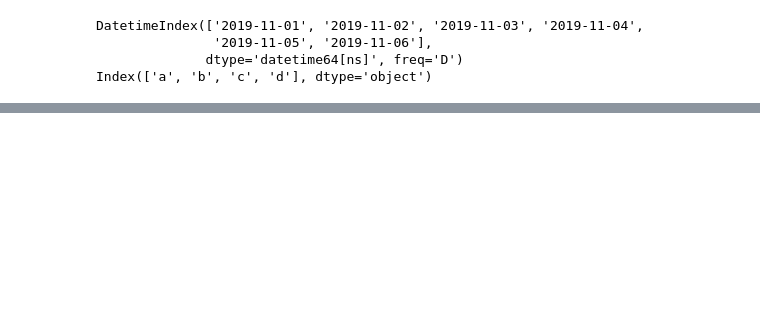
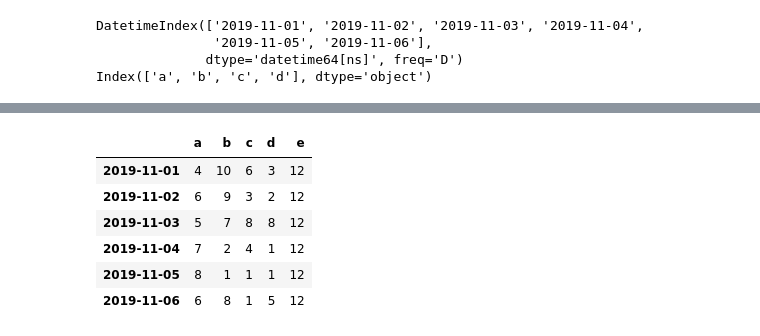
Before and after one commit to AasaiAlangaram/Pandas-Numpy-Matplotlib-Notes, a Jupyter notebook: Pandas_Basic.ipynb, the cells around one changed output, grey strips where cells are left out. Cells and saved outputs as stored; diff of their text form; code cells hidden in the pictures; blank space fills up the shorter version.

```diff
--- a/Pandas_Basic.ipynb
+++ b/Pandas_Basic.ipynb
@@ -194,0 +195,3 @@ data_frame.describe()
+# %%
+#change values by index
+data_frame.iat[0,1] = 10
@@ -194,0 +208,3 @@ data_frame.describe()
+# %%
+#change values by label
+data_frame.at['20191101','a'] = 4
@@ -194,0 +262,11 @@ data_frame.describe()
+# %%
+data_frame.loc[:,'e'] = np.array(2)*len(data_frame)
+data_frame
+# %% [output]
+|  | a | b | c | d | e |
+| 2019-11-01 | 4 | 10 | 6 | 3 | 12 |
+| 2019-11-02 | 6 | 9 | 3 | 2 | 12 |
+| 2019-11-03 | 5 | 7 | 8 | 8 | 12 |
+| 2019-11-04 | 7 | 2 | 4 | 1 | 12 |
+| 2019-11-05 | 8 | 1 | 1 | 1 | 12 |
+| 2019-11-06 | 6 | 8 | 1 | 5 | 12 |
```
Also changed, not shown: parts of 18 cells of this notebook.
